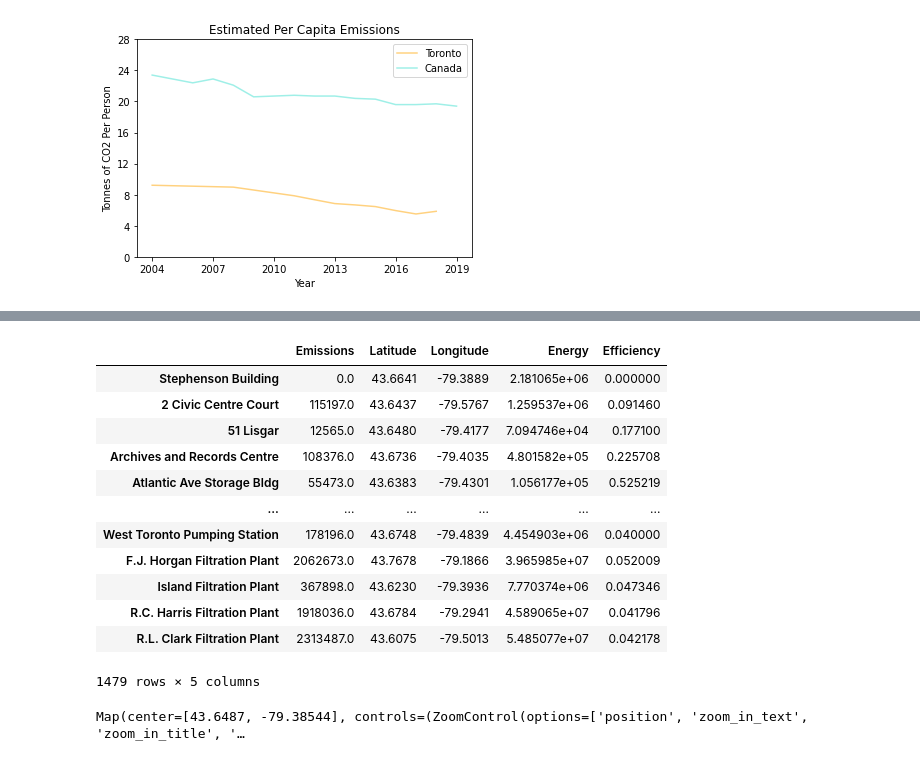
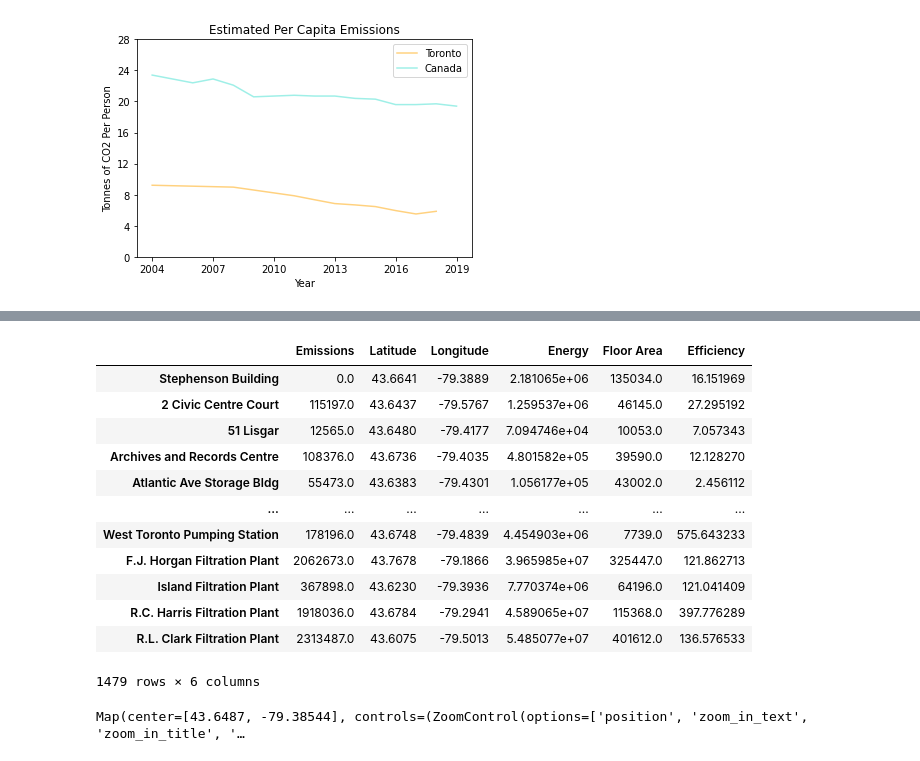
Before and after one commit to SAP-Team-Fruchsia-Fungi/Renewable-Energy-And-Climate, a Jupyter notebook: Renewable Energy.ipynb, the cells around one changed output, grey strips where cells are left out. Cells and saved outputs as stored; diff of their text form; code cells hidden in the pictures.

```diff
--- a/Renewable Energy.ipynb
+++ b/Renewable Energy.ipynb
@@ -132,3 +132,36 @@ plt.legend()
 plt.show()
 # %% [output]
 [figure]
+# %%
+#Line of best fit
+x = np.array(year)
+y = np.array(per_capita)
+m, b = np.polyfit(x, y, 1)
+
+q = np.array(year3)
+p = np.array(can_pc)
+s, t = np.polyfit(q, p, 1)
+
+year.clear()
+per_capita.clear()
+year3.clear()
+can_pc.clear()
+
+for i in range(30):
+    per_capita.append(func(m, i + 2003 , b))
+    can_pc.append(func(s, i + 2003, t))
+    year.append(2004 + i)
+    year3.append(2004 + i)
+
+#Creates Legend and Plots graph
+plt.plot(year, per_capita, c="Orange", alpha=0.5, label="Toronto")
+plt.plot(year3, can_pc, c="Turquoise", alpha=0.5, label="Canada")
+
+#Draws graph
+plt.title('Estimated Per Capita Emissions')
+plt.xlabel('Year')
+plt.ylabel('Tonnes of CO2 Per Person')
+plt.yticks(np.arange(0, 30, 4))
+plt.xticks(np.arange(2004, 2035, 3))
+plt.legend()
+plt.show()
@@ -184,54 +226,54 @@ with open('data/Annual Energy.csv', encoding='utf-8') as f:
             nomi = pgeocode.Nominatim('ca')
 
             energy = float(line['Energy Type and Amount Purchased and Consumed in Natural Units'].replace(",", ""))
-            area = float(line['Total Floor Area'])
+            area = max(float(line['Total Floor Area'].replace(",", "")), 1)
 
             building.setdefault(name, {
                 'Emissions': 0,
                 'Latitude': 0,
                 'Longitude': 0,
                 'Energy': 0,
                 'Floor Area': 0,
                 'Efficiency': 0
             })
 
             nomi = nomi.query_postal_code(postal)
             #Sets Coordinates
             building[name]['Longitude'] = (nomi.longitude)
             building[name]['Latitude'] = (nomi.latitude)
             building[name]['Emissions'] = emissions
             building[name]['Energy'] = energy
             building[name]['Floor Area'] = area
-            building[name]['Efficiency'] = emissions/(energy + 1)
+            building[name]['Efficiency'] = energy/area
 
 for place, value in building.items():
     a = building[place]['Longitude']
     b = building[place]['Latitude']
     c = building[place]['Emissions']
     d = building[place]['Energy']
 
     #e = float(c)/float(d)
     #print(place)
     #print(f'\t Coordinates:{a}, {b} - Emissions:{c} - Energy:{d} = {e}')
 
 #Makes a table displaying information
 df = pd.DataFrame(building).T
 
 df
 # %% [output]
-|  | Emissions | Latitude | Longitude | Energy | Efficiency |
-| Stephenson Building | 0.0 | 43.6641 | -79.3889 | 2.181065e+06 | 0.000000 |
-| 2 Civic Centre Court | 115197.0 | 43.6437 | -79.5767 | 1.259537e+06 | 0.091460 |
-| 51 Lisgar | 12565.0 | 43.6480 | -79.4177 | 7.094746e+04 | 0.177100 |
-| Archives and Records Centre | 108376.0 | 43.6736 | -79.4035 | 4.801582e+05 | 0.225708 |
-| Atlantic Ave Storage Bldg | 55473.0 | 43.6383 | -79.4301 | 1.056177e+05 | 0.525219 |
-| ... | ... | ... | ... | ... | ... |
-| West Toronto Pumping Station | 178196.0 | 43.6748 | -79.4839 | 4.454903e+06 | 0.040000 |
-| F.J. Horgan Filtration Plant | 2062673.0 | 43.7678 | -79.1866 | 3.965985e+07 | 0.052009 |
-| Island Filtration Plant | 367898.0 | 43.6230 | -79.3936 | 7.770374e+06 | 0.047346 |
-| R.C. Harris Filtration Plant | 1918036.0 | 43.6784 | -79.2941 | 4.589065e+07 | 0.041796 |
-| R.L. Clark Filtration Plant | 2313487.0 | 43.6075 | -79.5013 | 5.485077e+07 | 0.042178 |
+|  | Emissions | Latitude | Longitude | Energy | Floor Area | Efficiency |
+| Stephenson Building | 0.0 | 43.6641 | -79.3889 | 2.181065e+06 | 135034.0 | 16.151969 |
+| 2 Civic Centre Court | 115197.0 | 43.6437 | -79.5767 | 1.259537e+06 | 46145.0 | 27.295192 |
+| 51 Lisgar | 12565.0 | 43.6480 | -79.4177 | 7.094746e+04 | 10053.0 | 7.057343 |
+| Archives and Records Centre | 108376.0 | 43.6736 | -79.4035 | 4.801582e+05 | 39590.0 | 12.128270 |
+| Atlantic Ave Storage Bldg | 55473.0 | 43.6383 | -79.4301 | 1.056177e+05 | 43002.0 | 2.456112 |
+| ... | ... | ... | ... | ... | ... | ... |
+| West Toronto Pumping Station | 178196.0 | 43.6748 | -79.4839 | 4.454903e+06 | 7739.0 | 575.643233 |
+| F.J. Horgan Filtration Plant | 2062673.0 | 43.7678 | -79.1866 | 3.965985e+07 | 325447.0 | 121.862713 |
+| Island Filtration Plant | 367898.0 | 43.6230 | -79.3936 | 7.770374e+06 | 64196.0 | 121.041409 |
+| R.C. Harris Filtration Plant | 1918036.0 | 43.6784 | -79.2941 | 4.589065e+07 | 115368.0 | 397.776289 |
+| R.L. Clark Filtration Plant | 2313487.0 | 43.6075 | -79.5013 | 5.485077e+07 | 401612.0 | 136.576533 |
-1479 rows × 5 columns
+1479 rows × 6 columns
 # %%
 #This cell organizes data for green roofs
 import csv, pgeocode
```
Also changed, not shown: parts of 6 cells of this notebook.
